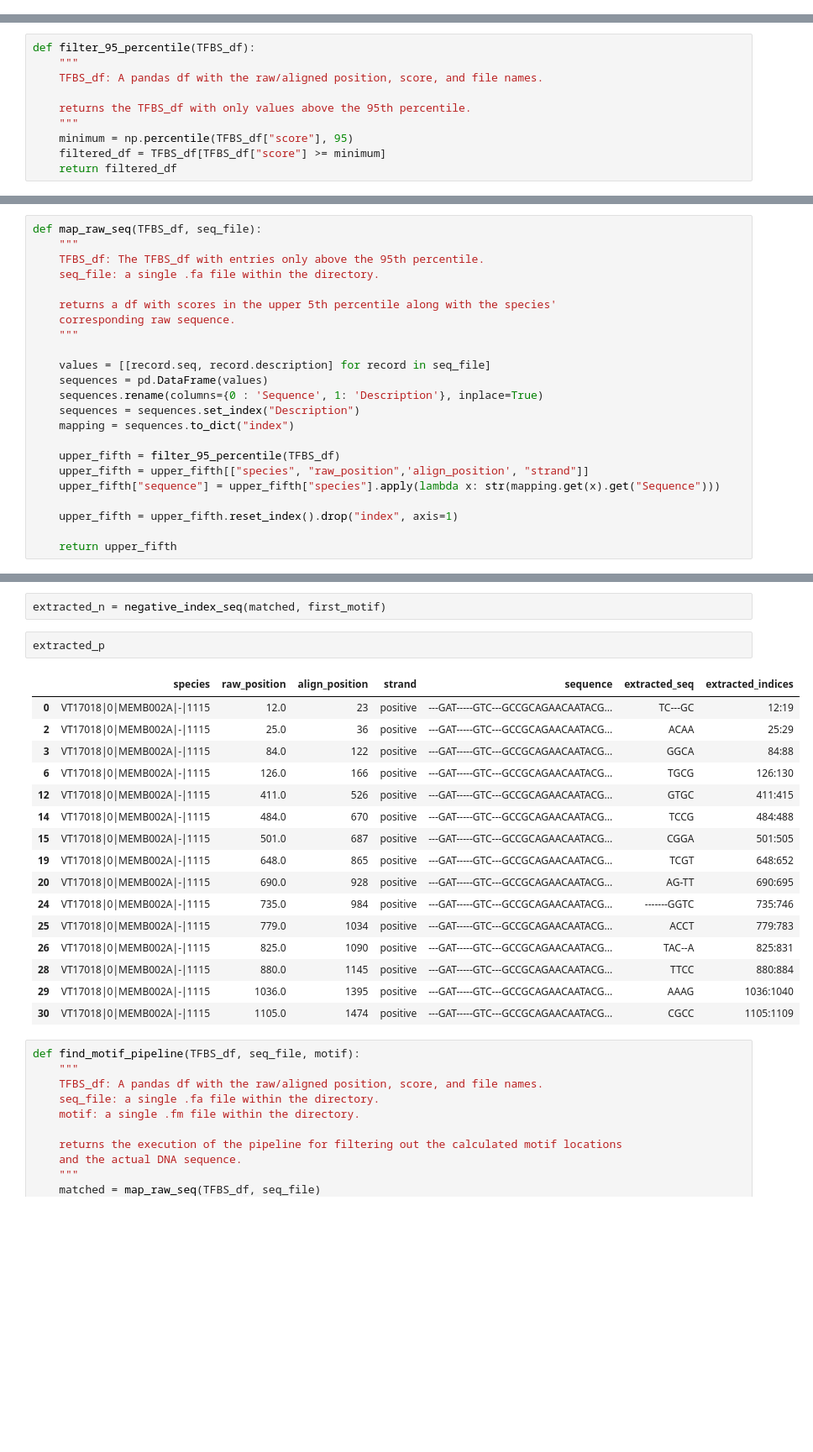
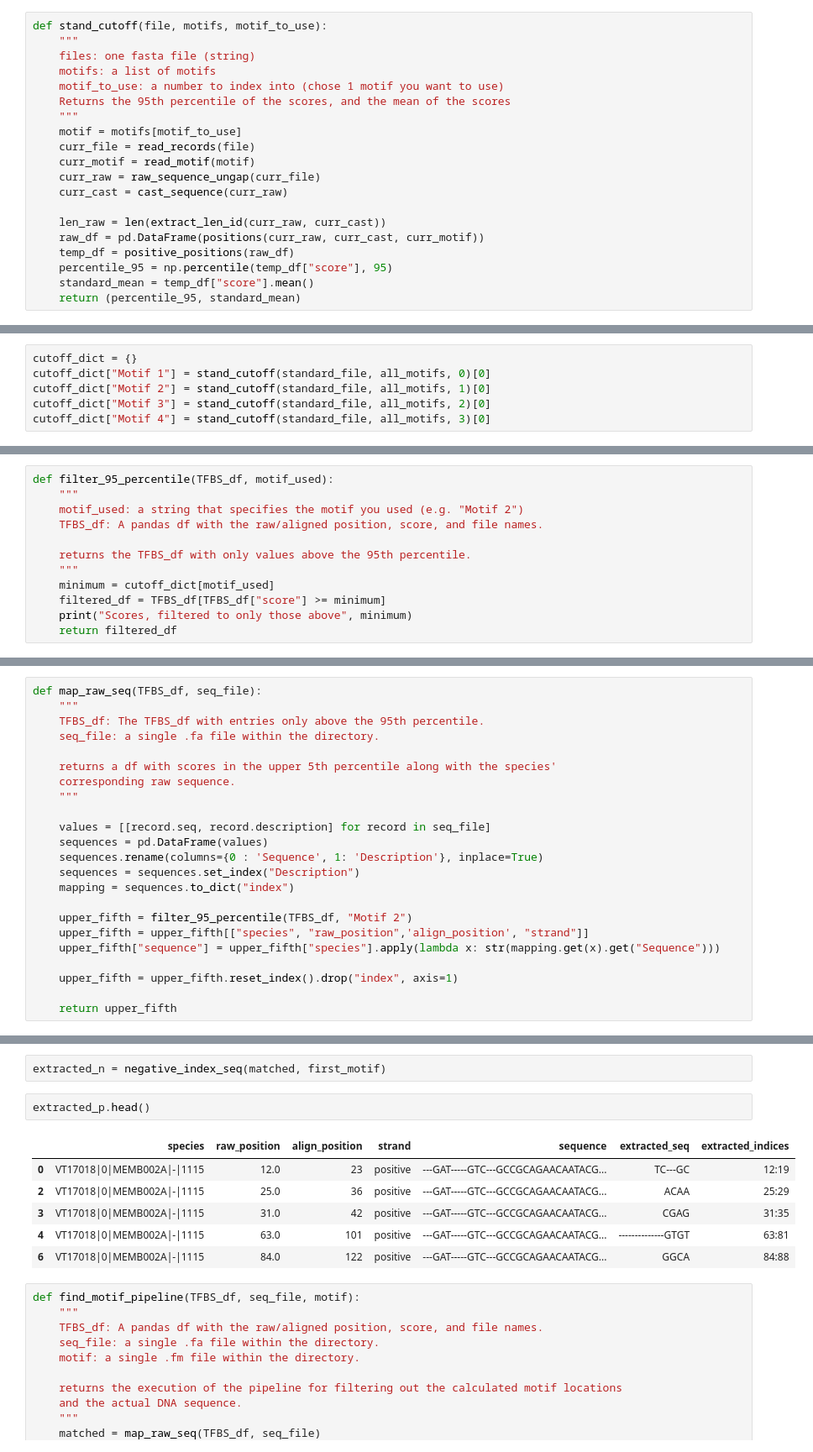
Before and after one commit to DiscoveryDNA/TFBS_presence, a Jupyter notebook: code/Motif_Scoring_and_Extraction.ipynb, the cells around one changed output, grey strips where cells are left out. Shown at 84% size. Drawn from its saved outputs; the diff is of its cells as text; blank space fills up the shorter version.

```diff
--- a/code/Motif_Scoring_and_Extraction.ipynb
+++ b/code/Motif_Scoring_and_Extraction.ipynb
@@ -299,0 +380,20 @@ temp_MEMB002A.head(3)
+# %%
+def stand_cutoff(file, motifs, motif_to_use):
+    """
+    files: one fasta file (string)
+    motifs: a list of motifs
+    motif_to_use: a number to index into (chose 1 motif you want to use)
+    Returns the 95th percentile of the scores, and the mean of the scores
+    """
+    motif = motifs[motif_to_use]
+    curr_file = read_records(file)
+    curr_motif = read_motif(motif)
+    curr_raw = raw_sequence_ungap(curr_file)
+    curr_cast = cast_sequence(curr_raw)
+
+    len_raw = len(extract_len_id(curr_raw, curr_cast))
+    raw_df = pd.DataFrame(positions(curr_raw, curr_cast, curr_motif))
+    temp_df = positive_positions(raw_df)
+    percentile_95 = np.percentile(temp_df["score"], 95)
+    standard_mean = temp_df["score"].mean()
+    return (percentile_95, standard_mean)
@@ -303,3 +411,9 @@ temp_MEMB002A.head(3)
 Taking the dfs that come from the "calculate_all_TFBS" function we filter out those with a score above the 95th percentile. With the filtered out values we match the species with their respective DNA sequences and then locate and save the given motif within the DNA sequence. Whether the strand is positive or negative is treated individually and the -'s are included in the sequence indexing. This newly extracted information is saved as columns and appended to the df.
 
 <img src="attachment:Screen%20Shot%202018-04-26%20at%2012.23.58%20AM.png" width="60%">!
+# %%
+cutoff_dict = {}
+cutoff_dict["Motif 1"] = stand_cutoff(standard_file, all_motifs, 0)[0]
+cutoff_dict["Motif 2"] = stand_cutoff(standard_file, all_motifs, 1)[0]
+cutoff_dict["Motif 3"] = stand_cutoff(standard_file, all_motifs, 2)[0]
+cutoff_dict["Motif 4"] = stand_cutoff(standard_file, all_motifs, 3)[0]
@@ -306,11 +427,13 @@ Taking the dfs that come from the "calculate_all_TFBS" function we filter out th
 # %%
-def filter_95_percentile(TFBS_df):
+def filter_95_percentile(TFBS_df, motif_used):
     """
+    motif_used: a string that specifies the motif you used (e.g. "Motif 2")
     TFBS_df: A pandas df with the raw/aligned position, score, and file names.
 
     returns the TFBS_df with only values above the 95th percentile.
     """
-    minimum = np.percentile(TFBS_df["score"], 95)
+    minimum = cutoff_dict[motif_used]
     filtered_df = TFBS_df[TFBS_df["score"] >= minimum]
+    print("Scores, filtered to only those above", minimum)
     return filtered_df
 # %%
@@ -346,7 +464,7 @@ def map_raw_seq(TFBS_df, seq_file):
     sequences = sequences.set_index("Description")
     mapping = sequences.to_dict("index")
 
-    upper_fifth = filter_95_percentile(TFBS_df)
+    upper_fifth = filter_95_percentile(TFBS_df, "Motif 2")
     upper_fifth = upper_fifth[["species", "raw_position",'align_position', "strand"]]
     upper_fifth["sequence"] = upper_fifth["species"].apply(lambda x: str(mapping.get(x).get("Sequence")))
 
@@ -472,24 +580,14 @@ extracted_p = positive_index_seq(matched, first_motif)
 # %%
 extracted_n = negative_index_seq(matched, first_motif)
 # %%
-extracted_p
+extracted_p.head()
 # %% [output]
 |  | species | raw_position | align_position | strand | sequence | extracted_seq | extracted_indices |
 | 0 | VT17018|0|MEMB002A|-|1115 | 12.0 | 23 | positive | ---GAT-----GTC---GCCGCAGAACAATACG... | TC---GC | 12:19 |
 | 2 | VT17018|0|MEMB002A|-|1115 | 25.0 | 36 | positive | ---GAT-----GTC---GCCGCAGAACAATACG... | ACAA | 25:29 |
-| 3 | VT17018|0|MEMB002A|-|1115 | 84.0 | 122 | positive | ---GAT-----GTC---GCCGCAGAACAATACG... | GGCA | 84:88 |
-| 6 | VT17018|0|MEMB002A|-|1115 | 126.0 | 166 | positive | ---GAT-----GTC---GCCGCAGAACAATACG... | TGCG | 126:130 |
-| 12 | VT17018|0|MEMB002A|-|1115 | 411.0 | 526 | positive | ---GAT-----GTC---GCCGCAGAACAATACG... | GTGC | 411:415 |
-| 14 | VT17018|0|MEMB002A|-|1115 | 484.0 | 670 | positive | ---GAT-----GTC---GCCGCAGAACAATACG... | TCCG | 484:488 |
-| 15 | VT17018|0|MEMB002A|-|1115 | 501.0 | 687 | positive | ---GAT-----GTC---GCCGCAGAACAATACG... | CGGA | 501:505 |
-| 19 | VT17018|0|MEMB002A|-|1115 | 648.0 | 865 | positive | ---GAT-----GTC---GCCGCAGAACAATACG... | TCGT | 648:652 |
-| 20 | VT17018|0|MEMB002A|-|1115 | 690.0 | 928 | positive | ---GAT-----GTC---GCCGCAGAACAATACG... | AG-TT | 690:695 |
-| 24 | VT17018|0|MEMB002A|-|1115 | 735.0 | 984 | positive | ---GAT-----GTC---GCCGCAGAACAATACG... | -------GGTC | 735:746 |
-| 25 | VT17018|0|MEMB002A|-|1115 | 779.0 | 1034 | positive | ---GAT-----GTC---GCCGCAGAACAATACG... | ACCT | 779:783 |
-| 26 | VT17018|0|MEMB002A|-|1115 | 825.0 | 1090 | positive | ---GAT-----GTC---GCCGCAGAACAATACG... | TAC--A | 825:831 |
-| 28 | VT17018|0|MEMB002A|-|1115 | 880.0 | 1145 | positive | ---GAT-----GTC---GCCGCAGAACAATACG... | TTCC | 880:884 |
-| 29 | VT17018|0|MEMB002A|-|1115 | 1036.0 | 1395 | positive | ---GAT-----GTC---GCCGCAGAACAATACG... | AAAG | 1036:1040 |
-| 30 | VT17018|0|MEMB002A|-|1115 | 1105.0 | 1474 | positive | ---GAT-----GTC---GCCGCAGAACAATACG... | CGCC | 1105:1109 |
+| 3 | VT17018|0|MEMB002A|-|1115 | 31.0 | 42 | positive | ---GAT-----GTC---GCCGCAGAACAATACG... | CGAG | 31:35 |
+| 4 | VT17018|0|MEMB002A|-|1115 | 63.0 | 101 | positive | ---GAT-----GTC---GCCGCAGAACAATACG... | --------------GTGT | 63:81 |
+| 6 | VT17018|0|MEMB002A|-|1115 | 84.0 | 122 | positive | ---GAT-----GTC---GCCGCAGAACAATACG... | GGCA | 84:88 |
 # %%
 def find_motif_pipeline(TFBS_df, seq_file, motif):
     """
```
Also changed, not shown: parts of 22 cells of this notebook.
